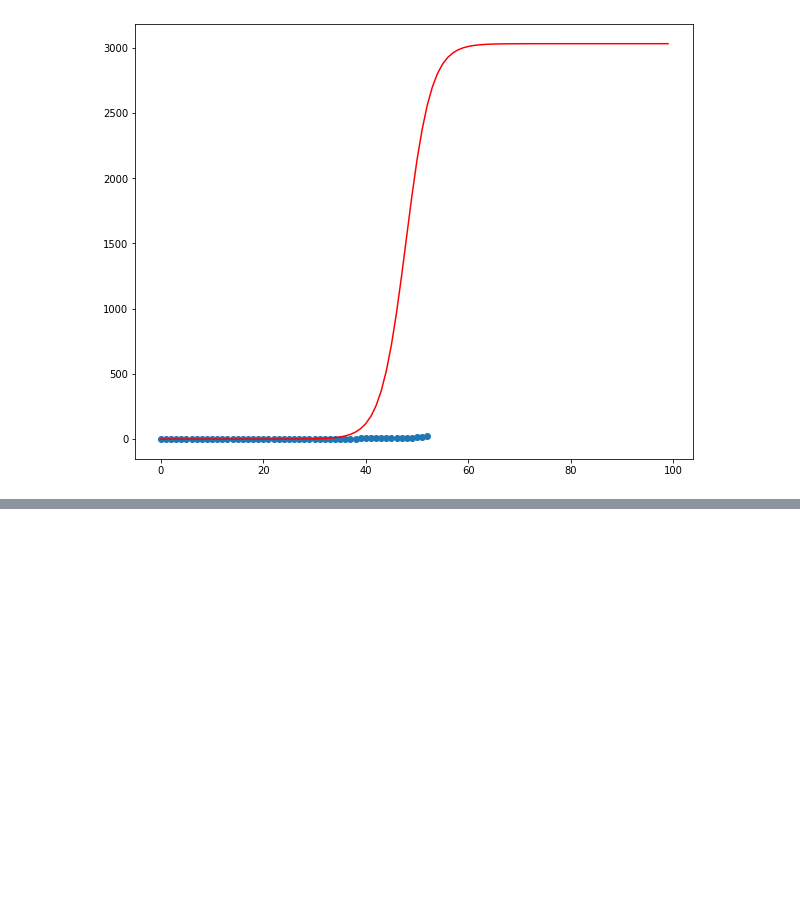
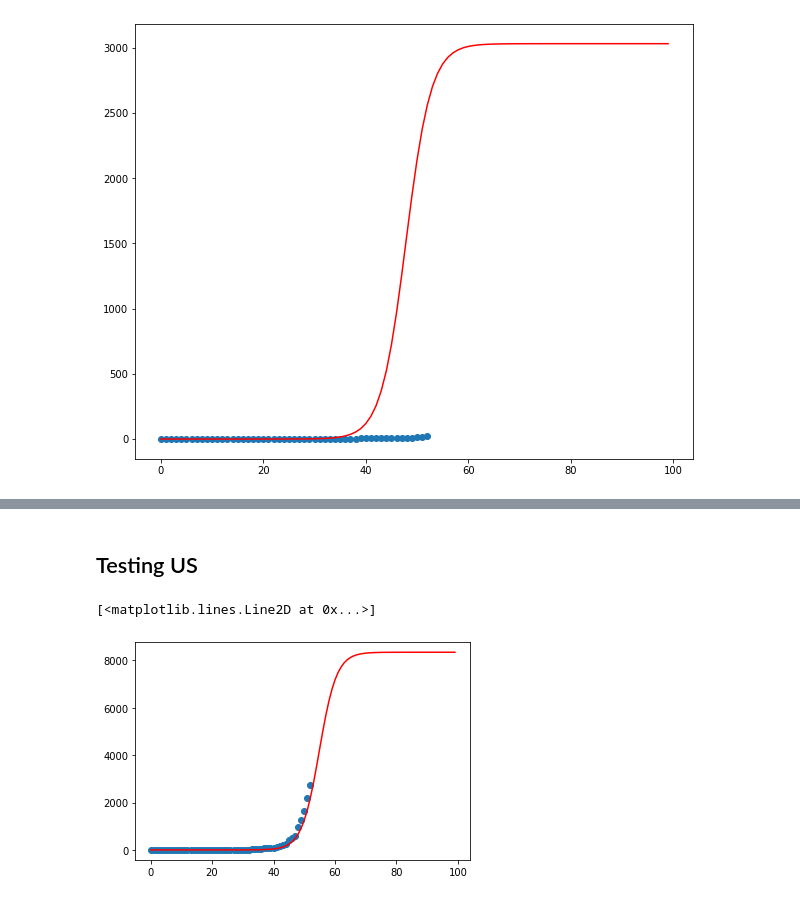
Before and after one commit to juliocrn94/CoronaVirus_ML, a Jupyter notebook: V2.0/COVID-19 Predictions.ipynb, the cells around one changed output, grey strips where cells are left out. Cells and saved outputs as stored; diff of their text form; code cells hidden in the pictures; blank space fills up the shorter version.

```diff
--- a/V2.0/COVID-19 Predictions.ipynb
+++ b/V2.0/COVID-19 Predictions.ipynb
@@ -666,0 +719,10 @@ plt.plot(x2, func(x2, mex_pred_L, mex_pred_k, mex_pred_a), 'r-')
+# %% [markdown]
+## Testing US
+# %%
+x1 = np.arange(len(conf_ts['Mexico']))
+x2 = np.arange(100)
+plt.scatter(x1, conf_ts['US'])
+plt.plot(x2, func(x2, us_pred_L, us_pred_k, us_pred_a), 'r-')
+# %% [output]
+[<matplotlib.lines.Line2D at 0x...>]
+[figure, added]
```
Also changed, not shown: parts of 11 cells of this notebook.
